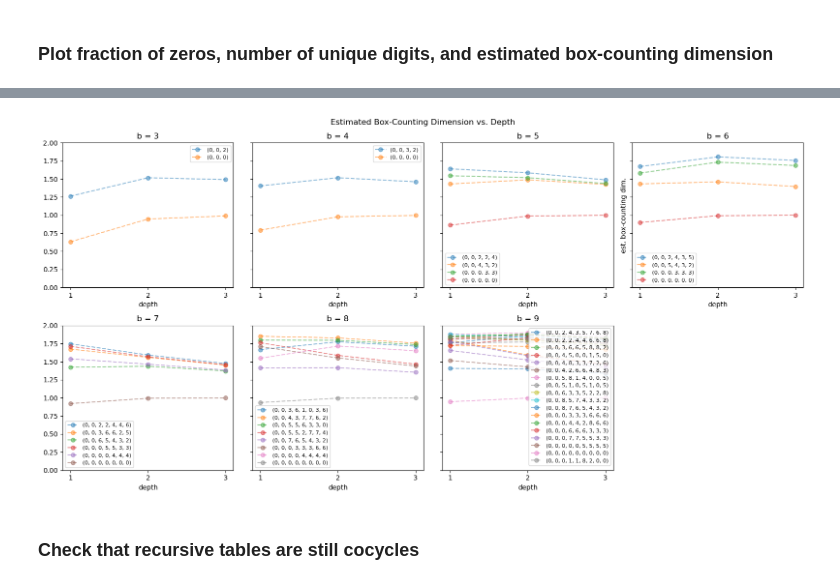
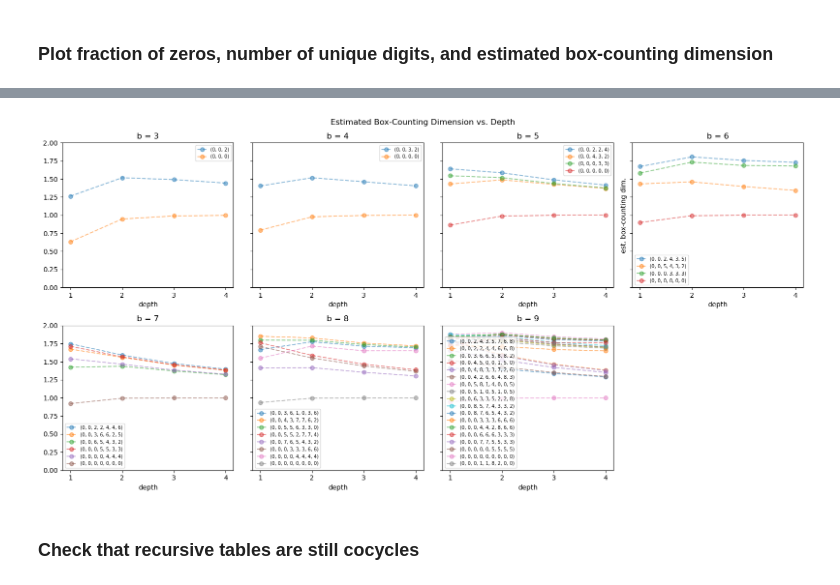
Before and after one commit to cutterdawes/BaseAddition, a Jupyter notebook: carry_tables.ipynb, the cells around one changed output, grey strips where cells are left out. Cells and saved outputs as stored; diff of their text form; code cells hidden in the pictures.

```diff
--- a/carry_tables.ipynb
+++ b/carry_tables.ipynb
@@ -174,13 +174,13 @@ for i in range(len(axes) - 1):
     tables = all_tables[i+3]
     for c in tables.keys():
         ax.plot(frac_zeros_vs_depth[i+3][c], alpha=0.5, marker='o', linestyle='--', label=sorted(c)[0])
-        ax.set_xticks([0, 1, 2], [1, 2, 3])
+        ax.set_xticks([0, 1, 2, 3], [1, 2, 3, 4])
         ax.set_xlabel('depth')
         ax.set_yticks(np.linspace(0, 1, 5))
         if (i == 3) or (i == 7):
             ax.set_ylabel('fraction of zeros')
         ax.set_title('b = '+str(i+3))
-        ax.legend(fontsize=8)
+        ax.legend(fontsize=7)
 axes[7].axis('off')
 fig.suptitle('Fraction of Zeros vs. Depth')
 plt.tight_layout()
@@ -194,13 +194,13 @@ for i in range(len(axes) - 1):
     tables = all_tables[i+3]
     for c in tables.keys():
         ax.plot(num_digits_vs_depth[i+3][c], alpha=0.5, marker='o', linestyle='--', label=sorted(c)[0])
-        ax.set_xticks([0, 1, 2], [1, 2, 3])
+        ax.set_xticks([0, 1, 2, 3], [1, 2, 3, 4])
         ax.set_yticks(range(i+4))
         ax.set_xlabel('depth')
         if (i == 3) or (i == 7):
             ax.set_ylabel('number of digits')
         ax.set_title('b = '+str(i+3))
-        ax.legend(fontsize=8)
+        ax.legend(fontsize=7)
 axes[7].axis('off')
 fig.suptitle('Number of Digits vs. Depth')
 plt.tight_layout()
@@ -209,23 +233,23 @@ plt.tight_layout()
 # %%
 fig, axes = plt.subplots(2, 4, figsize=(16, 8), sharey=True)
 axes = axes.flatten()
 for i in range(len(axes) - 1):
     ax = axes[i]
     tables = all_tables[i+3]
     for c in tables.keys():
         ax.plot(est_dim_box_vs_depth[i+3][c], alpha=0.5, marker='o', linestyle='--', label=sorted(c)[0])
-        ax.set_xticks([0, 1, 2], [1, 2, 3])
+        ax.set_xticks([0, 1, 2, 3], [1, 2, 3, 4])
         ax.set_xlabel('depth')
         ax.set_yticks(np.linspace(0, 2, 9))
         if (i == 3) or (i == 7):
             ax.set_ylabel('est. box-counting dim.')
         ax.set_title('b = '+str(i+3))
-        ax.legend(fontsize=8)
+        ax.legend(fontsize=7)
 axes[7].axis('off')
 fig.suptitle('Estimated Box-Counting Dimension vs. Depth')
 plt.tight_layout()
 # %% [output]
-[figure, old version]
+[figure, new version]
 # %% [markdown]
 ### Check that recursive tables are still cocycles
 # %%
```
Also changed, not shown: parts of 12 cells of this notebook, 2 other files.
